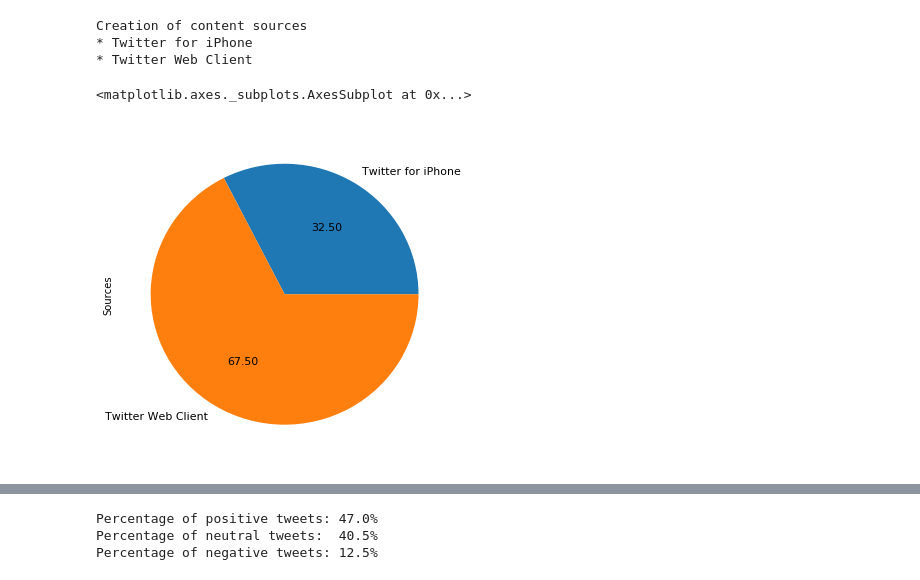
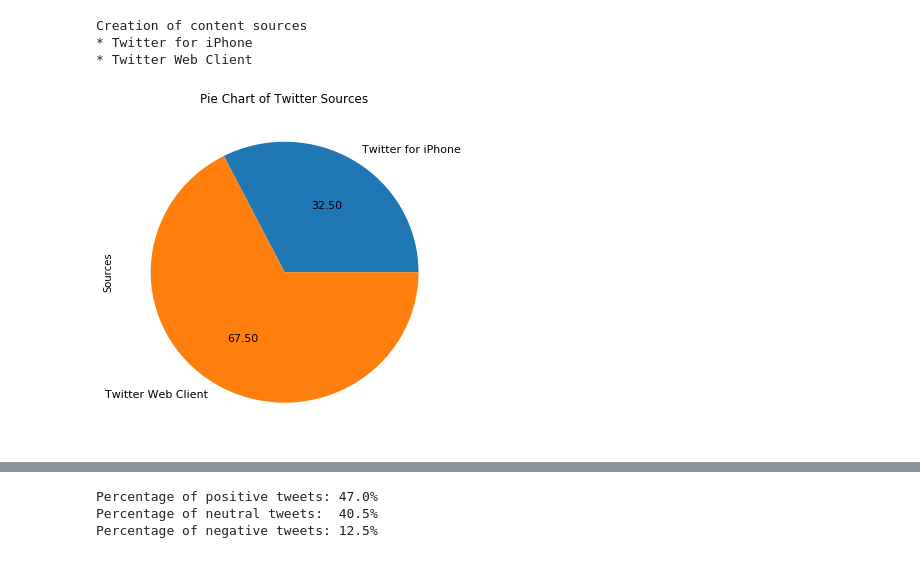
Before and after one commit to jonathanwangg/TwitterAnalyzer, a Jupyter notebook: TwitterAnalyzer.ipynb, the cells around one changed output, grey strips where cells are left out. Drawn from its saved outputs; the diff is of its cells as text; code cells hidden in the pictures.

```diff
--- a/TwitterAnalyzer.ipynb
+++ b/TwitterAnalyzer.ipynb
@@ -216,23 +219,24 @@ Creation of content sources
 # %%
 # Create a numpy vector mapped to labels:
 # Each element of the array maps to a percentage for each source label
 percent = np.zeros(len(sources))
 
 # Count the number of each source and create a pie chart.
 for source in data['Source']:
     for index in range(len(sources)):
         if source == sources[index]:
             percent[index] += 1
             pass
 
 percent /= 100
 
 # Pie chart:
 pie_chart = pd.Series(percent, index=sources, name="Sources")
-pie_chart.plot.pie(fontsize=11, autopct="%.2f", figsize=(6,6))
+sources_plot = pie_chart.plot.pie(fontsize=11, autopct="%.2f", figsize=(6,6), title='Pie Chart of Twitter Sources')
+sources_fig = sources_plot.get_figure()
+sources_fig.savefig('pie_chart.png')
 # %% [output]
-<matplotlib.axes._subplots.AxesSubplot at 0x...>
-[figure, old version]
+[figure, new version]
 # %%
 # Two utility functions from author of this guide:
 
```
Also changed, not shown: parts of 8 cells of this notebook, 5 other files.
